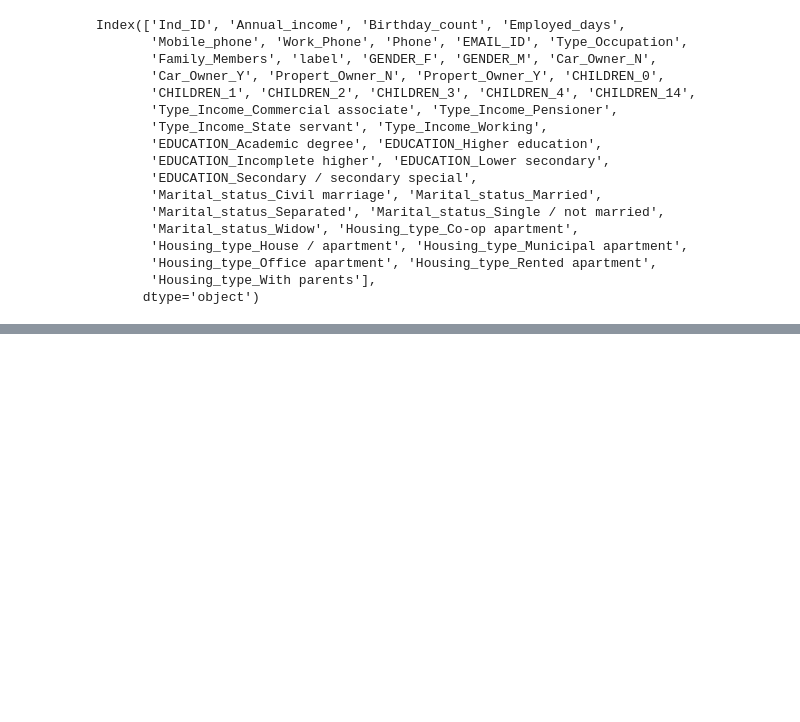
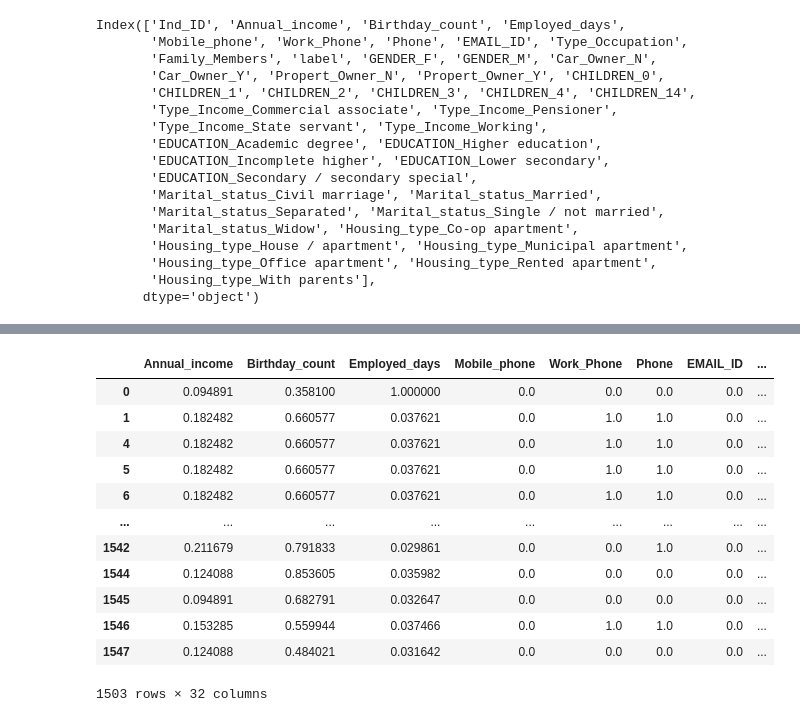
Before and after one commit to Davidkeebler/Credit_Card_Approvals_and_Denials_Prediction, a Jupyter notebook: Untitled.ipynb, the cells around one changed output, grey strips where cells are left out. Saved outputs shown, nothing was run; the diff lists cells and outputs as text; code cells hidden in the pictures; blank space fills up the shorter version.

Commit message:
clean data, make X and y, scale data, add train test split

```diff
--- a/Untitled.ipynb
+++ b/Untitled.ipynb
@@ -129,0 +160,24 @@ merged.drop(['GENDER_F', 'Car_Owner_N', 'Propert_Owner_N', 'CHILDREN_0', 'Type_I
+# %%
+scaler = MinMaxScaler()
+scaler.fit(X)
+X_scaled = pd.DataFrame(
+    scaler.transform(X),
+    index=X.index,
+    columns=X.columns
+)
+# %%
+X_scaled
+# %% [output]
+|  | Annual_income | Birthday_count | Employed_days | Mobile_phone | Work_Phone | Phone | EMAIL_ID | ... |
+| 0 | 0.094891 | 0.358100 | 1.000000 | 0.0 | 0.0 | 0.0 | 0.0 | ... |
+| 1 | 0.182482 | 0.660577 | 0.037621 | 0.0 | 1.0 | 1.0 | 0.0 | ... |
+| 4 | 0.182482 | 0.660577 | 0.037621 | 0.0 | 1.0 | 1.0 | 0.0 | ... |
+| 5 | 0.182482 | 0.660577 | 0.037621 | 0.0 | 1.0 | 1.0 | 0.0 | ... |
+| 6 | 0.182482 | 0.660577 | 0.037621 | 0.0 | 1.0 | 1.0 | 0.0 | ... |
+| ... | ... | ... | ... | ... | ... | ... | ... | ... |
+| 1542 | 0.211679 | 0.791833 | 0.029861 | 0.0 | 0.0 | 1.0 | 0.0 | ... |
+| 1544 | 0.124088 | 0.853605 | 0.035982 | 0.0 | 0.0 | 0.0 | 0.0 | ... |
+| 1545 | 0.094891 | 0.682791 | 0.032647 | 0.0 | 0.0 | 0.0 | 0.0 | ... |
+| 1546 | 0.153285 | 0.559944 | 0.037466 | 0.0 | 1.0 | 1.0 | 0.0 | ... |
+| 1547 | 0.124088 | 0.484021 | 0.031642 | 0.0 | 0.0 | 0.0 | 0.0 | ... |
+1503 rows × 32 columns
```
Also changed, not shown: parts of 7 cells of this notebook.
